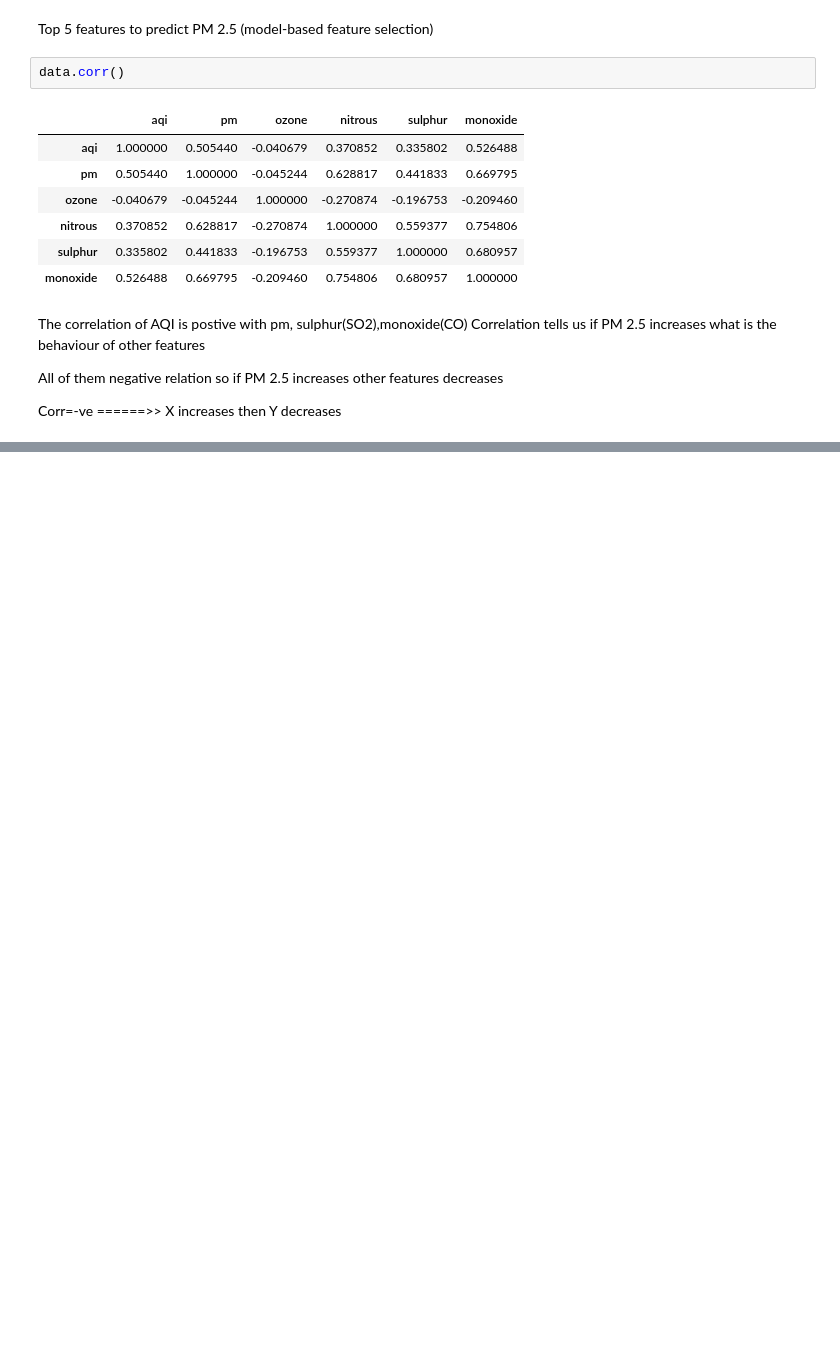
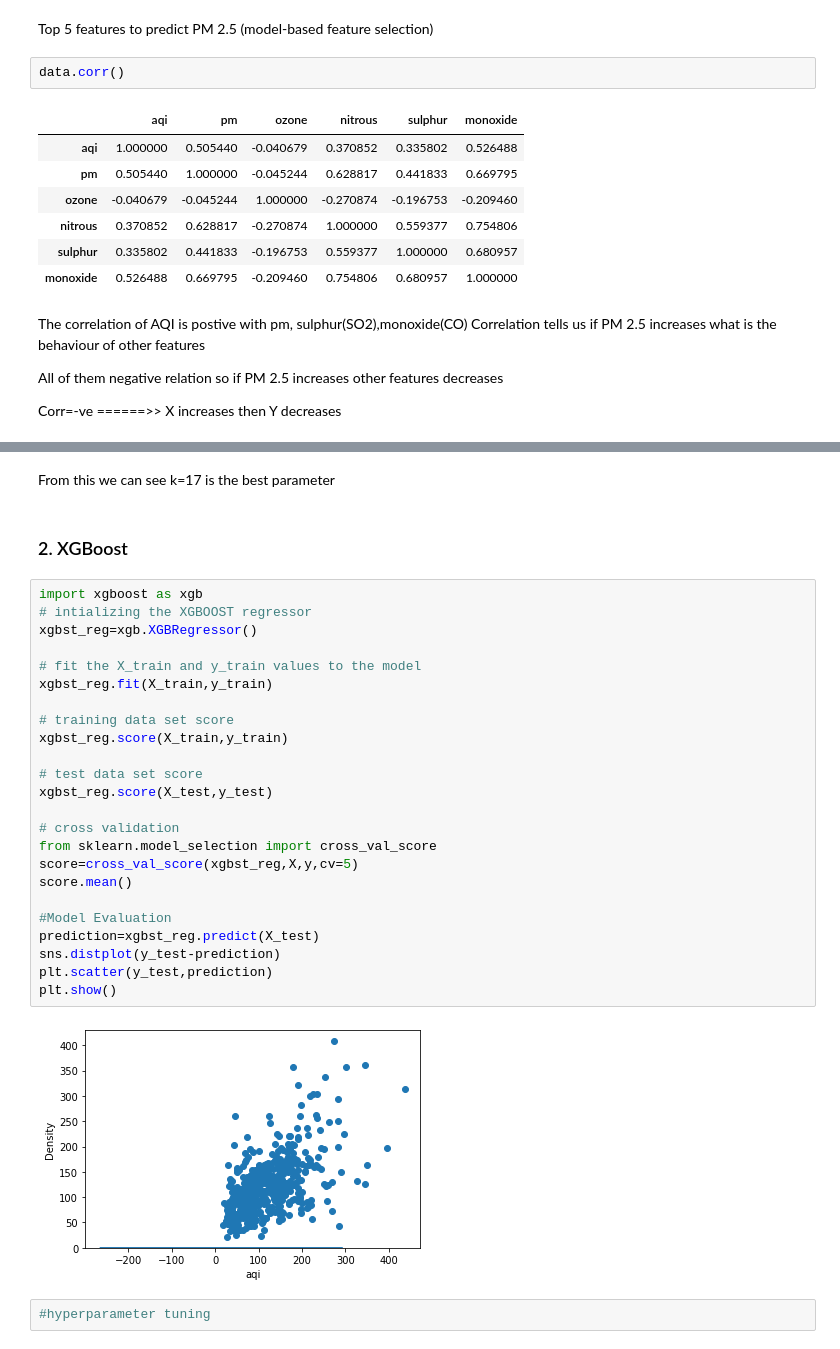
Before and after one commit to RiyaParikh0112/AQI-Prediction-Service, a Jupyter notebook: aqi-prediction-service.ipynb, the cells around one changed output, grey strips where cells are left out. Cells and saved outputs as stored; diff of their text form; blank space fills up the shorter version.

```diff
--- a/aqi-prediction-service.ipynb
+++ b/aqi-prediction-service.ipynb
@@ -195,0 +232,32 @@ NameError: name 'KNeighborsRegressor' is not defined
+# %% [markdown]
+From this we can see k=17 is the best parameter
+# %% [markdown]
+### 2. XGBoost
+# %%
+import xgboost as xgb
+# intializing the XGBOOST regressor
+xgbst_reg=xgb.XGBRegressor()
+
+# fit the X_train and y_train values to the model
+xgbst_reg.fit(X_train,y_train)
+
+# training data set score
+xgbst_reg.score(X_train,y_train)
+
+# test data set score
+xgbst_reg.score(X_test,y_test)
+
+# cross validation
+from sklearn.model_selection import cross_val_score
+score=cross_val_score(xgbst_reg,X,y,cv=5)
+score.mean()
+
+#Model Evaluation
+prediction=xgbst_reg.predict(X_test)
+sns.distplot(y_test-prediction)
+plt.scatter(y_test,prediction)
+plt.show()
+# %% [output]
+[figure, added]
+# %%
+#hyperparameter tuning
```
Also changed, not shown: parts of 6 cells of this notebook.
